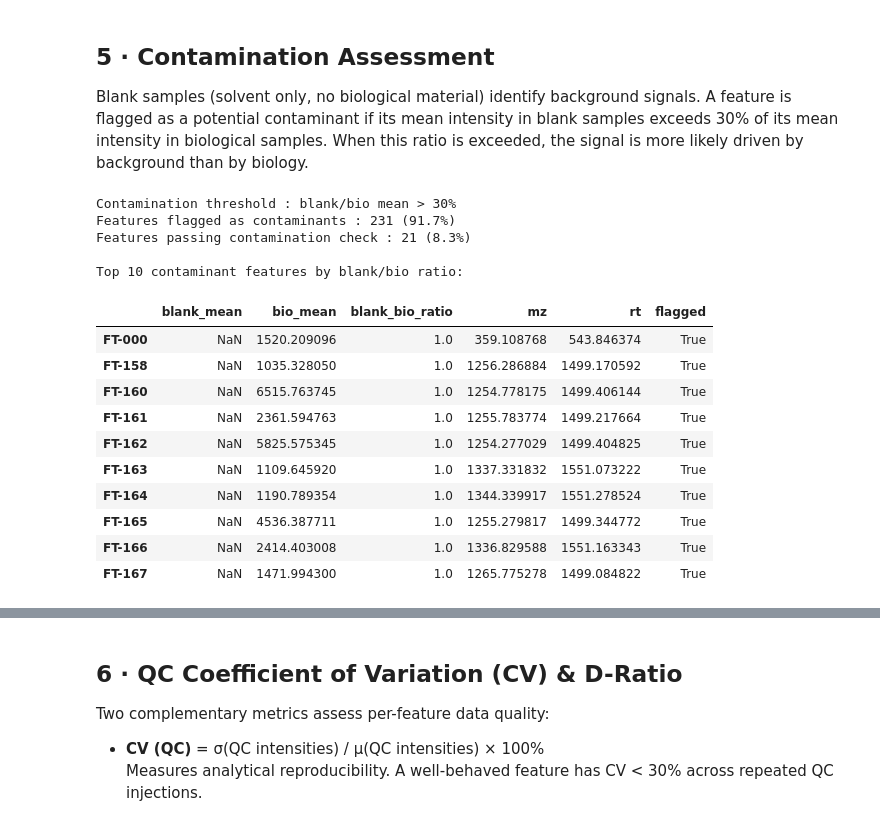
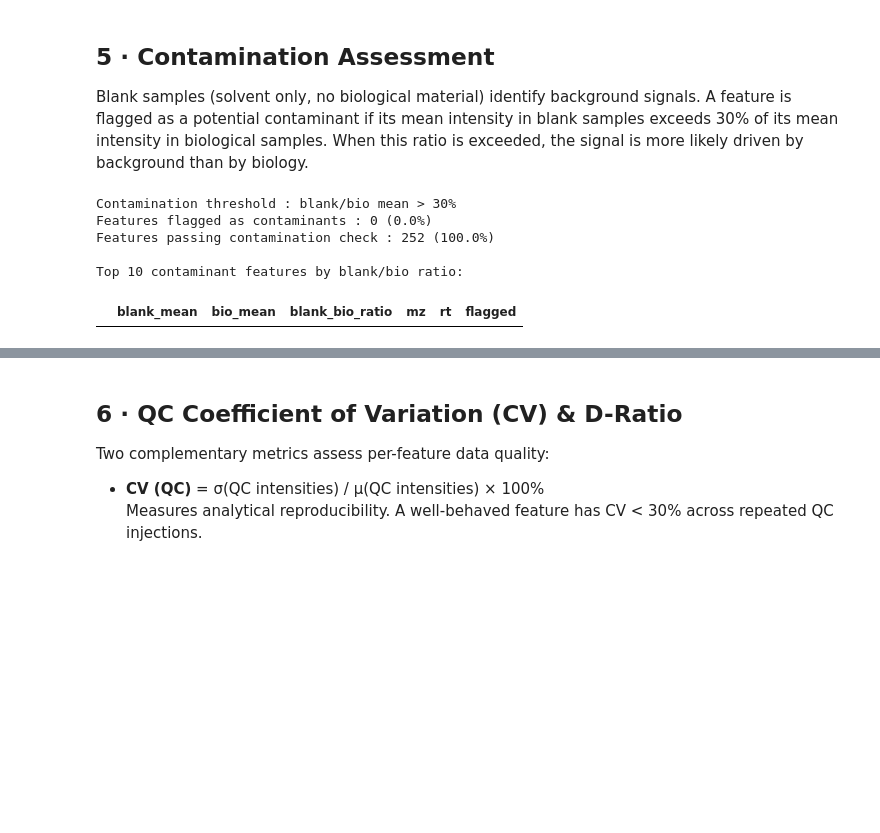
Before and after one commit to hannahhajj/AI4chem, a Jupyter notebook: Notebooks/02_eda.ipynb, the cells around one changed output, grey strips where cells are left out. Cells and saved outputs as stored; diff of their text form; code cells hidden in the pictures; blank space fills up the shorter version.

```diff
--- a/Notebooks/02_eda.ipynb
+++ b/Notebooks/02_eda.ipynb
@@ -439,47 +439,38 @@ Blank samples (solvent only, no biological material) identify background signals
 # %%
 CONTAM_THRESHOLD = 0.30  # blank/bio ratio threshold
 
 # Mean intensity per feature in blank and biological samples (treat 0 as missing → use mean of non-zeros)
-blank_mean = dm_blank.replace(0, np.nan).mean(axis=0)  # series over features
+# Features absent from all blanks get blank_mean = 0 (no blank signal = perfectly clean)
+blank_mean = dm_blank.replace(0, np.nan).mean(axis=0).fillna(0.0)
 bio_mean   = dm_bio.replace(0, np.nan).mean(axis=0)
 
-# Avoid division by zero: features with no biological signal → ratio set to 1
+# Ratio = 0 when no blank signal (clean); ratio = 1 when no bio signal (flag conservatively)
 blank_bio_ratio = (blank_mean / bio_mean).fillna(1.0)
 
 contam_flag = blank_bio_ratio > CONTAM_THRESHOLD
 
 print(f"Contamination threshold : blank/bio mean > {CONTAM_THRESHOLD:.0%}")
 print(f"Features flagged as contaminants : {contam_flag.sum()} ({contam_flag.mean()*100:.1f}%)")
 print(f"Features passing contamination check : {(~contam_flag).sum()} ({(~contam_flag).mean()*100:.1f}%)")
 
 # Show examples of worst contaminants
 contam_summary = pd.DataFrame({
     "blank_mean": blank_mean,
     "bio_mean":   bio_mean,
     "blank_bio_ratio": blank_bio_ratio,
     "mz": feature_meta["mz"],
     "rt": feature_meta["rt"],
     "flagged": contam_flag,
 })
 print("\nTop 10 contaminant features by blank/bio ratio:")
 display(contam_summary[contam_flag].sort_values("blank_bio_ratio", ascending=False).head(10))
 # %% [output]
 Contamination threshold : blank/bio mean > 30%
-Features flagged as contaminants : 231 (91.7%)
-Features passing contamination check : 21 (8.3%)
+Features flagged as contaminants : 0 (0.0%)
+Features passing contamination check : 252 (100.0%)
 
 Top 10 contaminant features by blank/bio ratio:
 |  | blank_mean | bio_mean | blank_bio_ratio | mz | rt | flagged |
-| FT-000 | NaN | 1520.209096 | 1.0 | 359.108768 | 543.846374 | True |
-| FT-158 | NaN | 1035.328050 | 1.0 | 1256.286884 | 1499.170592 | True |
-| FT-160 | NaN | 6515.763745 | 1.0 | 1254.778175 | 1499.406144 | True |
-| FT-161 | NaN | 2361.594763 | 1.0 | 1255.783774 | 1499.217664 | True |
-| FT-162 | NaN | 5825.575345 | 1.0 | 1254.277029 | 1499.404825 | True |
-| FT-163 | NaN | 1109.645920 | 1.0 | 1337.331832 | 1551.073222 | True |
-| FT-164 | NaN | 1190.789354 | 1.0 | 1344.339917 | 1551.278524 | True |
-| FT-165 | NaN | 4536.387711 | 1.0 | 1255.279817 | 1499.344772 | True |
-| FT-166 | NaN | 2414.403008 | 1.0 | 1336.829588 | 1551.163343 | True |
-| FT-167 | NaN | 1471.994300 | 1.0 | 1265.775278 | 1499.084822 | True |
 # %%
 fig, axes = plt.subplots(1, 2, figsize=(13, 5))
 
```
Also changed, not shown: parts of 4 cells of this notebook, 4 other files.
